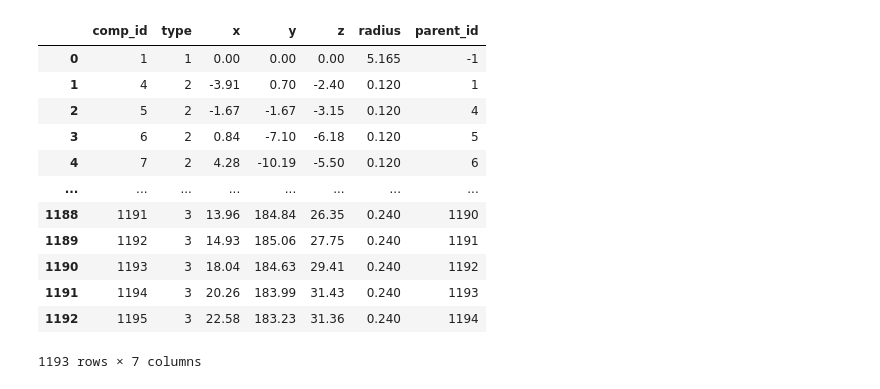
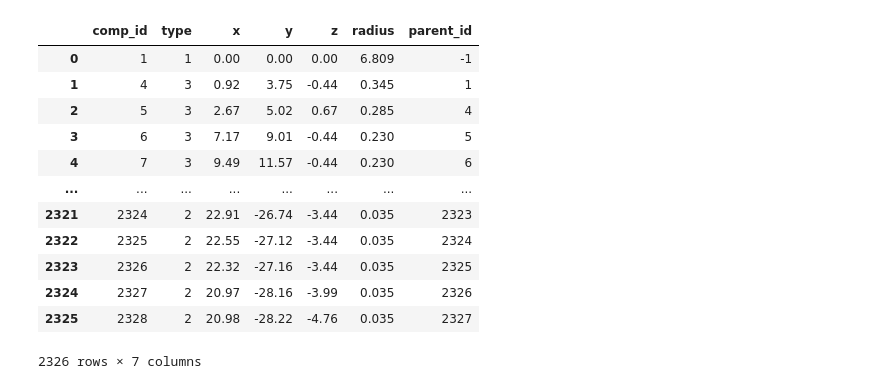
Before and after one commit to dkornai/SSD-in-Neurons, a Jupyter notebook: networkx_from_swc.ipynb, the cells around one changed output. Cells and saved outputs as stored; diff of their text form; code cells hidden in the pictures.

```diff
--- a/networkx_from_swc.ipynb
+++ b/networkx_from_swc.ipynb
@@ -13,24 +13,25 @@ from plot_module import plot_neuron_graph
 nodetype_dict = {1:'soma', 2:'axon', 3:'dendrite', 4:'dendrite'}
 color_dict = {1:'red', 2:'blue', 3:'limegreen', 4:'limegreen'}
 # %%
-file = 'neuron_shape_data/test_neuron.txt'
+name = 'h_neocortex_interneuron_NMO_97216'
+file = f'neuron_shape_data/{name}.txt'
 full_swc_df = pd.read_csv(file, sep = ' ', header=None, skipinitialspace = True)
 full_swc_df.columns = ['comp_id','type','x','y','z','radius','parent_id']
 full_swc_df
 # %% [output]
 |  | comp_id | type | x | y | z | radius | parent_id |
-| 0 | 1 | 1 | 0.00 | 0.00 | 0.00 | 5.165 | -1 |
-| 1 | 4 | 2 | -3.91 | 0.70 | -2.40 | 0.120 | 1 |
-| 2 | 5 | 2 | -1.67 | -1.67 | -3.15 | 0.120 | 4 |
-| 3 | 6 | 2 | 0.84 | -7.10 | -6.18 | 0.120 | 5 |
-| 4 | 7 | 2 | 4.28 | -10.19 | -5.50 | 0.120 | 6 |
+| 0 | 1 | 1 | 0.00 | 0.00 | 0.00 | 6.809 | -1 |
+| 1 | 4 | 3 | 0.92 | 3.75 | -0.44 | 0.345 | 1 |
+| 2 | 5 | 3 | 2.67 | 5.02 | 0.67 | 0.285 | 4 |
+| 3 | 6 | 3 | 7.17 | 9.01 | -0.44 | 0.230 | 5 |
+| 4 | 7 | 3 | 9.49 | 11.57 | -0.44 | 0.230 | 6 |
 | ... | ... | ... | ... | ... | ... | ... | ... |
-| 1188 | 1191 | 3 | 13.96 | 184.84 | 26.35 | 0.240 | 1190 |
-| 1189 | 1192 | 3 | 14.93 | 185.06 | 27.75 | 0.240 | 1191 |
-| 1190 | 1193 | 3 | 18.04 | 184.63 | 29.41 | 0.240 | 1192 |
-| 1191 | 1194 | 3 | 20.26 | 183.99 | 31.43 | 0.240 | 1193 |
-| 1192 | 1195 | 3 | 22.58 | 183.23 | 31.36 | 0.240 | 1194 |
+| 2321 | 2324 | 2 | 22.91 | -26.74 | -3.44 | 0.035 | 2323 |
+| 2322 | 2325 | 2 | 22.55 | -27.12 | -3.44 | 0.035 | 2324 |
+| 2323 | 2326 | 2 | 22.32 | -27.16 | -3.44 | 0.035 | 2325 |
+| 2324 | 2327 | 2 | 20.97 | -28.16 | -3.99 | 0.035 | 2326 |
+| 2325 | 2328 | 2 | 20.98 | -28.22 | -4.76 | 0.035 | 2327 |
-1193 rows × 7 columns
+2326 rows × 7 columns
 # %%
 # distance between two points
 def edge_length(input_df, node_id, parent_id):
```
Also changed, not shown: parts of 8 cells of this notebook, 4 other files.
